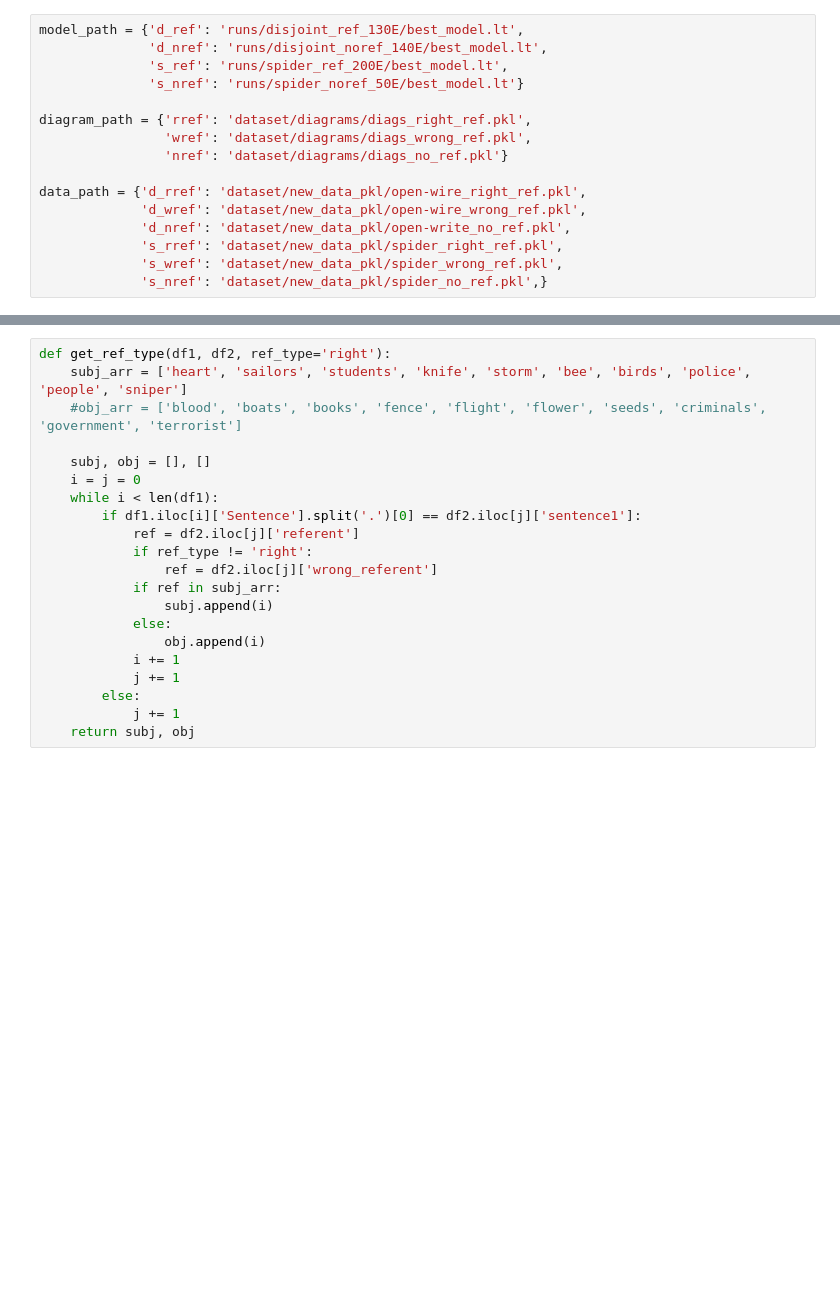
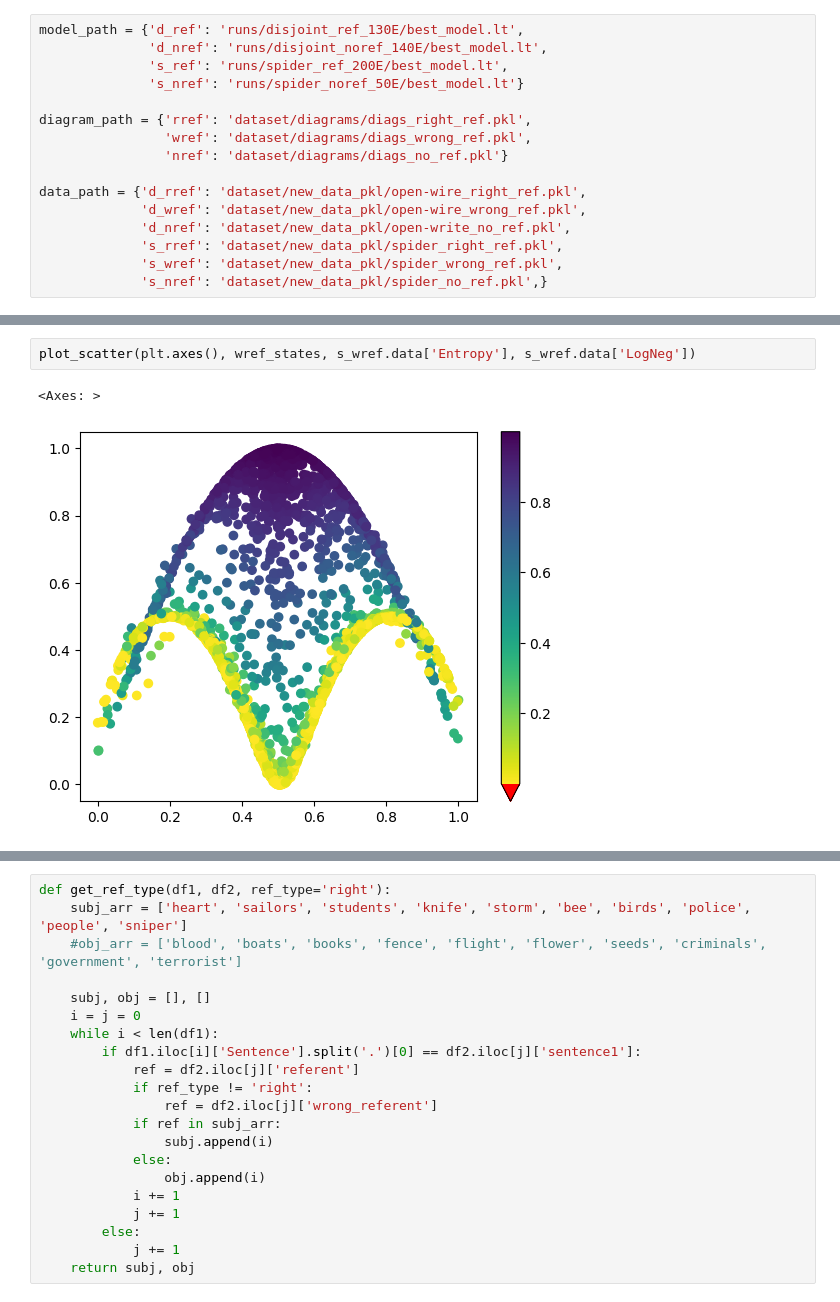
Before and after one commit to TilenLS/qnlp, a Jupyter notebook: main.ipynb, the cells around one changed output, grey strips where cells are left out. Cells and saved outputs as stored; diff of their text form; blank space fills up the shorter version.

```diff
--- a/main.ipynb
+++ b/main.ipynb
@@ -69,0 +278,5 @@ df = pd.read_csv('dataset/original_data/test.csv')
+# %%
+plot_scatter(plt.axes(), wref_states, s_wref.data['Entropy'], s_wref.data['LogNeg'])
+# %% [output]
+<Axes: >
+[figure, added]
```
Also changed, not shown: parts of 35 cells of this notebook, 11 other files.
